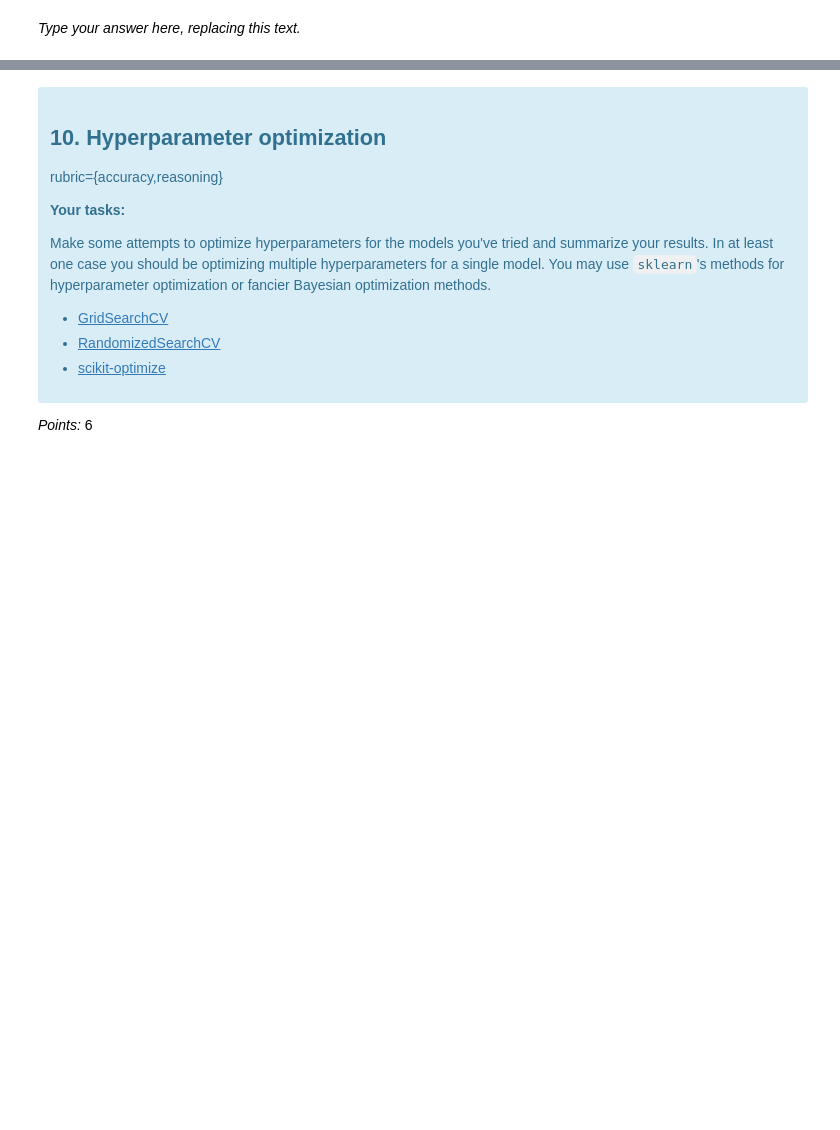
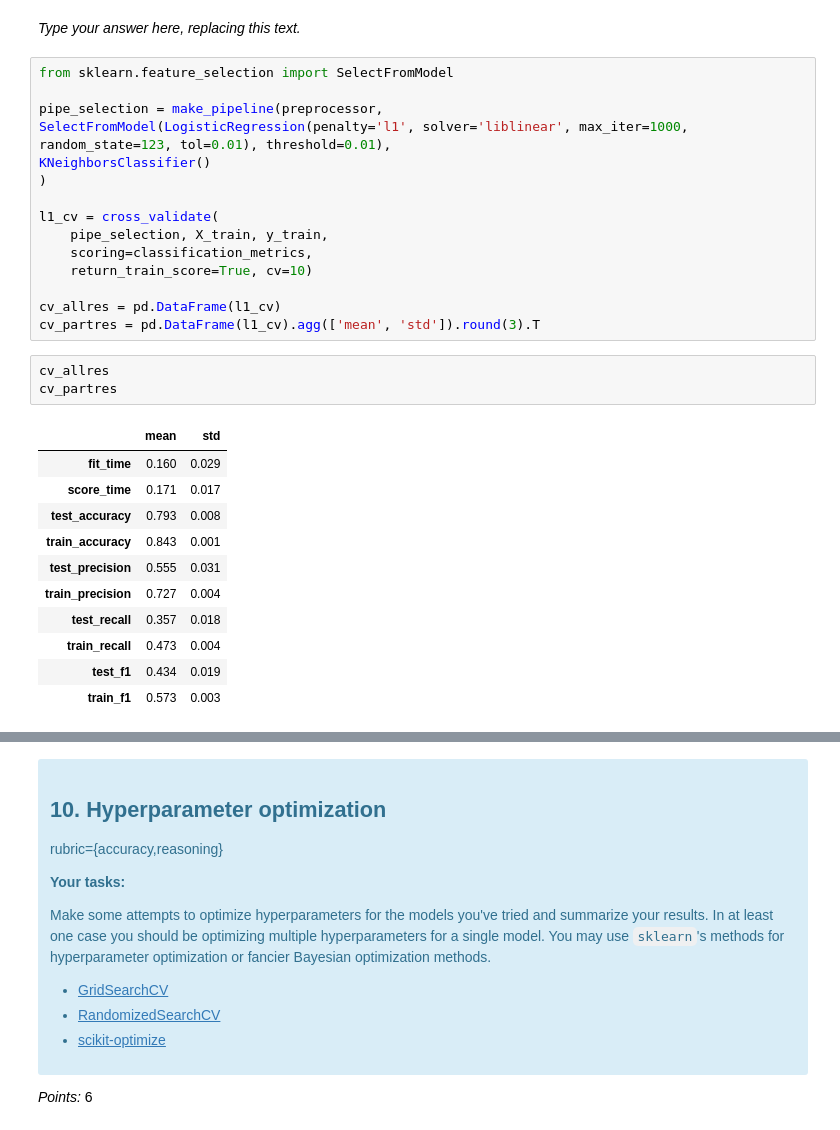
Before and after one commit to UBC-MDS/dsci573_lab4, a Jupyter notebook: lab4.ipynb, the cells around one changed output, grey strips where cells are left out. Cells and saved outputs as stored; diff of their text form; blank space fills up the shorter version.

```diff
--- a/lab4.ipynb
+++ b/lab4.ipynb
@@ -909,3 +922,33 @@ Make some attempts to select relevant features. You may try `RFECV`, forward sel
 _Points:_ 0.5
 # %% [markdown]
 _Type your answer here, replacing this text._
+# %%
+from sklearn.feature_selection import SelectFromModel
+
+pipe_selection = make_pipeline(preprocessor,
+SelectFromModel(LogisticRegression(penalty='l1', solver='liblinear', max_iter=1000, random_state=123, tol=0.01), threshold=0.01),
+KNeighborsClassifier()
+)
+
+l1_cv = cross_validate(
+    pipe_selection, X_train, y_train,
+    scoring=classification_metrics,
+    return_train_score=True, cv=10)
+
+cv_allres = pd.DataFrame(l1_cv)
+cv_partres = pd.DataFrame(l1_cv).agg(['mean', 'std']).round(3).T
+# %%
+cv_allres
+cv_partres
+# %% [output]
+|  | mean | std |
+| fit_time | 0.160 | 0.029 |
+| score_time | 0.171 | 0.017 |
+| test_accuracy | 0.793 | 0.008 |
+| train_accuracy | 0.843 | 0.001 |
+| test_precision | 0.555 | 0.031 |
+| train_precision | 0.727 | 0.004 |
+| test_recall | 0.357 | 0.018 |
+| train_recall | 0.473 | 0.004 |
+| test_f1 | 0.434 | 0.019 |
+| train_f1 | 0.573 | 0.003 |
```
Also changed, not shown: parts of 23 cells of this notebook.
